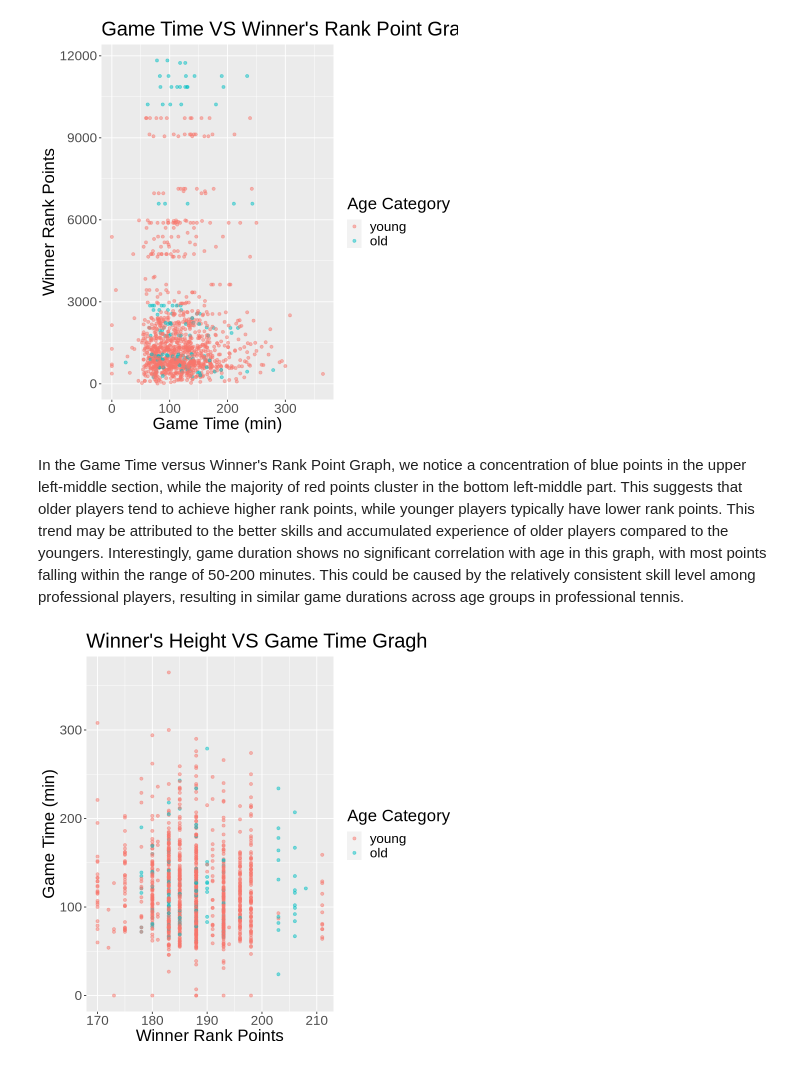
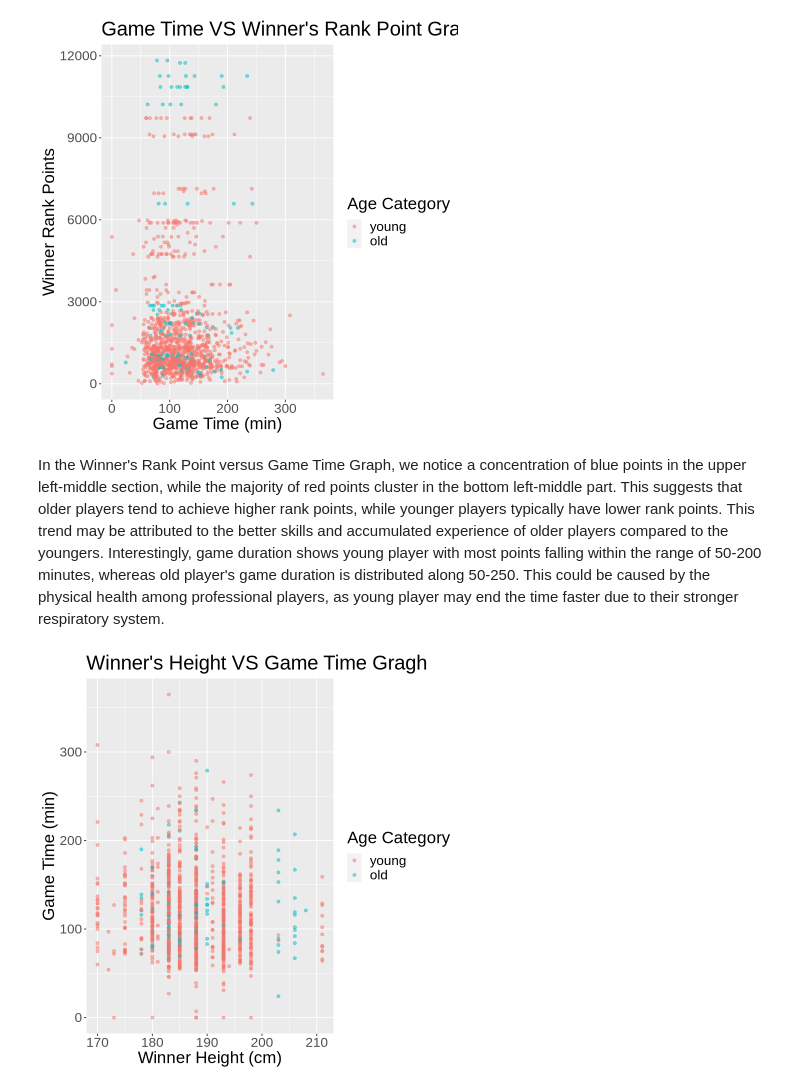
Before and after one commit to lillian6666666/deci_100_group_project_18, a Jupyter notebook: project.ipynb, the cells around one changed output. Drawn from its saved outputs; the diff is of its cells as text; code cells hidden in the pictures.

Commit message:
added plot description

```diff
--- a/project.ipynb
+++ b/project.ipynb
@@ -148,15 +148,15 @@ Time_Rank_plot
 # %% [output]
 [figure]
 # %% [markdown]
-In the Game Time versus Winner's Rank Point Graph, we notice a concentration of blue points in the upper left-middle section, while the majority of red points cluster in the bottom left-middle part. This suggests that older players tend to achieve higher rank points, while younger players typically have lower rank points. This trend may be attributed to the better skills and accumulated experience of older players compared to the youngers. Interestingly, game duration shows no significant correlation with age in this graph, with most points falling within the range of 50-200 minutes. This could be caused by the relatively consistent skill level among professional players, resulting in similar game durations across age groups in professional tennis.
+In the Winner's Rank Point versus Game Time Graph, we notice a concentration of blue points in the upper left-middle section, while the majority of red points cluster in the bottom left-middle part. This suggests that older players tend to achieve higher rank points, while younger players typically have lower rank points. This trend may be attributed to the better skills and accumulated experience of older players compared to the youngers. Interestingly, game duration shows young player with most points falling within the range of 50-200 minutes, whereas old player's game duration is distributed along 50-250. This could be caused by the physical health among professional players, as young player may end the time faster due to their stronger respiratory system.
 # %%
 Height_Rank_plot <- ggplot (stats_with_category, aes(x = winner_ht, y = minutes)) +
                     geom_point(alpha = 0.5, aes(color = age_category)) +
-                    xlab("Winner Rank Points") +
+                    xlab("Winner Height (cm)") +
                     ylab("Game Time (min)") +
                     labs(colour = "Age Category") +
                     ggtitle("Winner's Height VS Game Time Gragh") +
                     theme(text = element_text(size = 20))
 Height_Rank_plot
 # %% [output]
-[figure, old version]
+[figure, new version]
```
Also changed, not shown: parts of 2 cells of this notebook.
